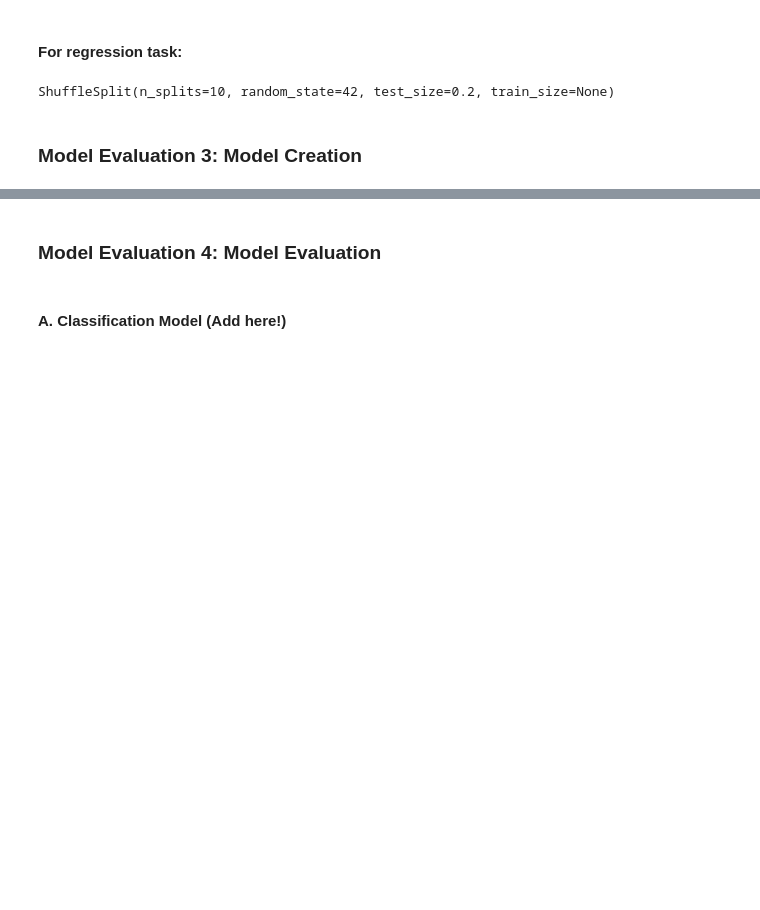
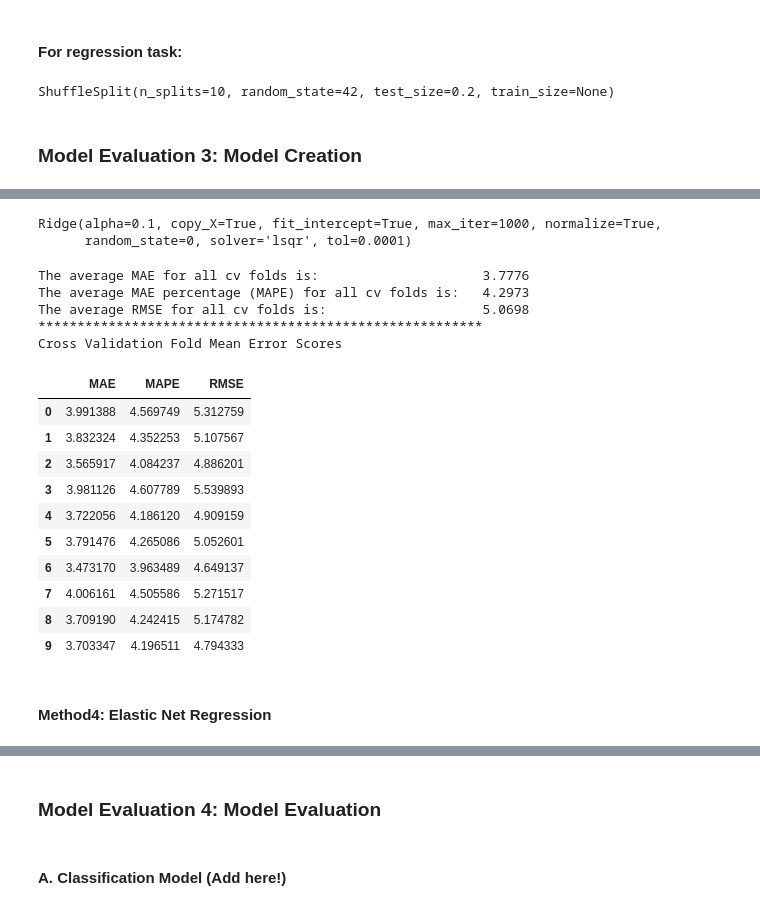
Before and after one commit to fredpoon/ds_7331_jyrf_eda, a Jupyter notebook: grp4_lab2_jyrf.ipynb, the cells around one changed output, grey strips where cells are left out. Cells and saved outputs as stored; diff of their text form; code cells hidden in the pictures; blank space fills up the shorter version.

```diff
--- a/grp4_lab2_jyrf.ipynb
+++ b/grp4_lab2_jyrf.ipynb
@@ -1035,0 +1187,24 @@ ShuffleSplit(n_splits=10, random_state=42, test_size=0.2, train_size=None)
+# %%
+%%time
+#Create a regression object and perform a grid search to find the best parameters
+from sklearn.linear_model import Ridge
+
+reg = Ridge(fit_intercept=True, normalize=True,copy_X=True
+          , max_iter=1000, tol=0.0001, random_state=0)
+
+#Test parameters
+alpha = [0.001, 0.1, 1, 5, 10, 20]
+solver = [ 'svd', 'cholesky', 'lsqr', 'sparse_cg', 'sag', 'saga']
+parameters = {'alpha': alpha, 'solver': solver}
+
+#Create a grid search object using the parameters above
+from sklearn.model_selection import GridSearchCV
+regGridSearch = GridSearchCV(estimator=reg
+                   , n_jobs=8 # jobs to run in parallel
+                   , verbose=1 # low verbosity
+                   , param_grid=parameters
+                   , cv=cv # KFolds = 10
+                   , scoring=mae_scorer)
+
+#Perform hyperparameter search to find the best combination of parameters for our data
+regGridSearch.fit(X_predGradRate_pick, Y_GradRate)
@@ -1035,0 +1230,29 @@ ShuffleSplit(n_splits=10, random_state=42, test_size=0.2, train_size=None)
+# %%
+#Display the best estimator parameters
+regGridSearch.best_estimator_
+# %% [output]
+Ridge(alpha=0.1, copy_X=True, fit_intercept=True, max_iter=1000, normalize=True,
+      random_state=0, solver='lsqr', tol=0.0001)
+# %%
+#Create a regression estimator with best parameters for cross validation
+regEstimator = regGridSearch.best_estimator_
+
+#Evaluate the regression estimator above using our pre-defined cross validation and scoring metrics.
+EvaluateRegressionEstimator(regEstimator, X_predGradRate_pick, Y_GradRate, cv_object_reg)
+# %% [output]
+The average MAE for all cv folds is:                     3.7776
+The average MAE percentage (MAPE) for all cv folds is:   4.2973
+The average RMSE for all cv folds is:                    5.0698
+*********************************************************
+Cross Validation Fold Mean Error Scores
+|  | MAE | MAPE | RMSE |
+| 0 | 3.991388 | 4.569749 | 5.312759 |
+| 1 | 3.832324 | 4.352253 | 5.107567 |
+| 2 | 3.565917 | 4.084237 | 4.886201 |
+| 3 | 3.981126 | 4.607789 | 5.539893 |
+| 4 | 3.722056 | 4.186120 | 4.909159 |
+| 5 | 3.791476 | 4.265086 | 5.052601 |
+| 6 | 3.473170 | 3.963489 | 4.649137 |
+| 7 | 4.006161 | 4.505586 | 5.271517 |
+| 8 | 3.709190 | 4.242415 | 5.174782 |
+| 9 | 3.703347 | 4.196511 | 4.794333 |
@@ -1035,0 +1262,2 @@ ShuffleSplit(n_splits=10, random_state=42, test_size=0.2, train_size=None)
+# %% [markdown]
+#### Method4: Elastic Net Regression
```
Also changed, not shown: parts of 49 cells of this notebook.
